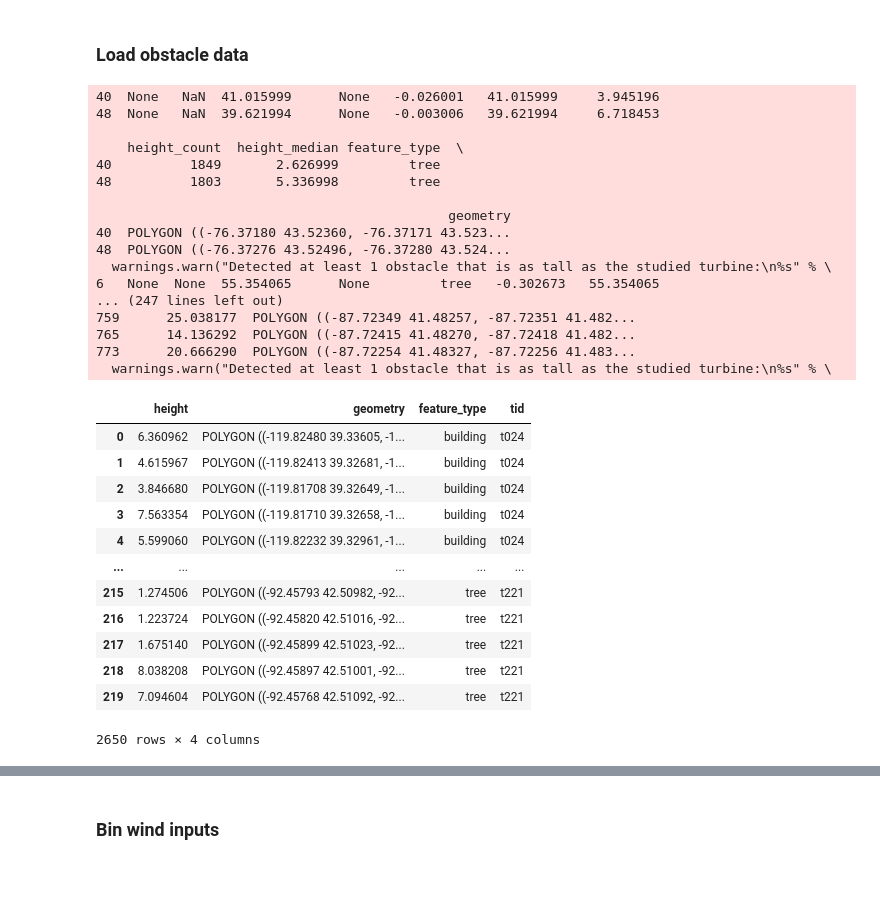
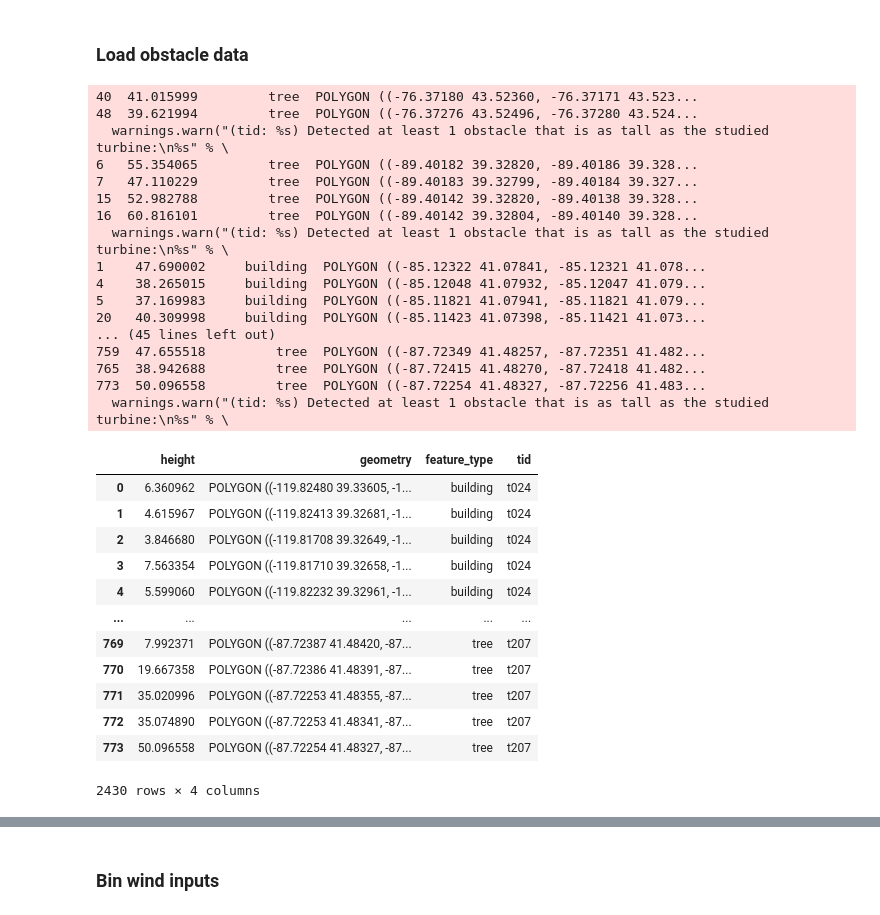
Before and after one commit to NREL/dw-tap, a Jupyter notebook: notebooks/validation/03 Run QUIC.ipynb, the cells around one changed output, grey strips where cells are left out. Cells and saved outputs as stored; diff of their text form; code cells hidden in the pictures; blank space fills up the shorter version.

Commit message:
Some resutlts for QUIC and new obstacle mode: bldgsonly_100m

```diff
--- a/notebooks/validation/03 Run QUIC.ipynb
+++ b/notebooks/validation/03 Run QUIC.ipynb
@@ -50,15 +53,20 @@ index.head()
 # Small test with several sites
 #selected = ["t133", "t135"]
 #selected = ["t133", "t140", "t170", "t183"]
+#selected = ["t221"]
 
 # Process all sites:
 selected = index["APRS ID"].tolist()
 
 # Remove 2 sites that currently don't have obstacle descriptions with the heights based on lidar data
 selected = [x for x in selected if not(x in ["t007", "t074"])]
+
+selected = [x for x in selected if not(x in ["t221"])]
+
 print(selected)
 
-wind_sources = ["wtk_bc"] #, "wtk_bc"] # ["wtk", "wtk_led_2019"] # One of: ["wtk", "wtk_led_2018", "wtk_led_2019"]
+wind_sources = ["wtk", "wtk_bc"] #"wtk_bc"] #, "wtk_bc"] # ["wtk", "wtk_led_2019"] # One of: ["wtk", "wtk_led_2018", "wtk_led_2019"]
 
-obstacle_modes = ["treesasbldgs"] #, "treesasbldgs"] #, "bldgsandtrees"] # Choices here: `bldgsonly`, `bldgsandtrees`
+# Choices here: `bldgsonly`, `treesasbldgs`, `bldgsonly_100m`, `treesasbldgs_100m`, `bldgsandtrees` (unsupported at the moment)
+obstacle_modes = ["bldgsonly_100m"]
 # %% [output]
@@ -136,57 +144,58 @@ for tid in selected:
     index_row = index[index["APRS ID"] == tid].iloc[0]
     z_turbine = index_row["Hub Height (m)"]
 
     obstacle_data_dir = "01 Bergey Turbine Data/3dbuildings_geojson"
     obstacle_data_file = "%s/%sv2.json" % (obstacle_data_dir, tid)
 
     if os.path.exists(obstacle_data_file):
         #print("BEFORE filtering (%s):" % obstacle_data_file)
         #display(gpd.read_file(obstacle_data_file))
 
-        obstacle_df = filter_obstacles(gpd.read_file(obstacle_data_file),
+        obstacle_df = filter_obstacles(tid,
+                                       gpd.read_file(obstacle_data_file),
                                        include_trees=True,
                                        turbine_height_for_checking=z_turbine)
         obstacle_df["tid"] = tid
         obstacle_inputs[tid] = obstacle_df
 
         #print("AFTER filtering (%s):" % obstacle_data_file)
         #display(obstacle_df)
     else:
         print("Can't access: %s. Skipping" % obstacle_data_file)
 
 all_obstacle_inputs = pd.concat(obstacle_inputs.values())
 display(all_obstacle_inputs)
 # %% [output]
-40  None   NaN  41.015999      None   -0.026001   41.015999     3.945196
-48  None   NaN  39.621994      None   -0.003006   39.621994     6.718453
-
-    height_count  height_median feature_type  \
-40          1849       2.626999         tree
-48          1803       5.336998         tree
-
-                                             geometry
-40  POLYGON ((-76.37180 43.52360, -76.37171 43.523...
-48  POLYGON ((-76.37276 43.52496, -76.37280 43.524...
-  warnings.warn("Detected at least 1 obstacle that is as tall as the studied turbine:\n%s" % \
-6   None  None  55.354065      None         tree   -0.302673   55.354065
-... (247 lines left out)
-759      25.038177  POLYGON ((-87.72349 41.48257, -87.72351 41.482...
-765      14.136292  POLYGON ((-87.72415 41.48270, -87.72418 41.482...
-773      20.666290  POLYGON ((-87.72254 41.48327, -87.72256 41.483...
-  warnings.warn("Detected at least 1 obstacle that is as tall as the studied turbine:\n%s" % \
+40  41.015999         tree  POLYGON ((-76.37180 43.52360, -76.37171 43.523...
+48  39.621994         tree  POLYGON ((-76.37276 43.52496, -76.37280 43.524...
+  warnings.warn("(tid: %s) Detected at least 1 obstacle that is as tall as the studied turbine:\n%s" % \
+6   55.354065         tree  POLYGON ((-89.40182 39.32820, -89.40186 39.328...
+7   47.110229         tree  POLYGON ((-89.40183 39.32799, -89.40184 39.327...
+15  52.982788         tree  POLYGON ((-89.40142 39.32820, -89.40138 39.328...
+16  60.816101         tree  POLYGON ((-89.40142 39.32804, -89.40140 39.328...
+  warnings.warn("(tid: %s) Detected at least 1 obstacle that is as tall as the studied turbine:\n%s" % \
+1    47.690002     building  POLYGON ((-85.12322 41.07841, -85.12321 41.078...
+4    38.265015     building  POLYGON ((-85.12048 41.07932, -85.12047 41.079...
+5    37.169983     building  POLYGON ((-85.11821 41.07941, -85.11821 41.079...
+20   40.309998     building  POLYGON ((-85.11423 41.07398, -85.11421 41.073...
+... (45 lines left out)
+759  47.655518         tree  POLYGON ((-87.72349 41.48257, -87.72351 41.482...
+765  38.942688         tree  POLYGON ((-87.72415 41.48270, -87.72418 41.482...
+773  50.096558         tree  POLYGON ((-87.72254 41.48327, -87.72256 41.483...
+  warnings.warn("(tid: %s) Detected at least 1 obstacle that is as tall as the studied turbine:\n%s" % \
 |  | height | geometry | feature_type | tid |
 | 0 | 6.360962 | POLYGON ((-119.82480 39.33605, -1... | building | t024 |
 | 1 | 4.615967 | POLYGON ((-119.82413 39.32681, -1... | building | t024 |
 | 2 | 3.846680 | POLYGON ((-119.81708 39.32649, -1... | building | t024 |
 | 3 | 7.563354 | POLYGON ((-119.81710 39.32658, -1... | building | t024 |
 | 4 | 5.599060 | POLYGON ((-119.82232 39.32961, -1... | building | t024 |
 | ... | ... | ... | ... | ... |
-| 215 | 1.274506 | POLYGON ((-92.45793 42.50982, -92... | tree | t221 |
-| 216 | 1.223724 | POLYGON ((-92.45820 42.51016, -92... | tree | t221 |
-| 217 | 1.675140 | POLYGON ((-92.45899 42.51023, -92... | tree | t221 |
-| 218 | 8.038208 | POLYGON ((-92.45897 42.51001, -92... | tree | t221 |
-| 219 | 7.094604 | POLYGON ((-92.45768 42.51092, -92... | tree | t221 |
+| 769 | 7.992371 | POLYGON ((-87.72387 41.48420, -87... | tree | t207 |
+| 770 | 19.667358 | POLYGON ((-87.72386 41.48391, -87... | tree | t207 |
+| 771 | 35.020996 | POLYGON ((-87.72253 41.48355, -87... | tree | t207 |
+| 772 | 35.074890 | POLYGON ((-87.72253 41.48341, -87... | tree | t207 |
+| 773 | 50.096558 | POLYGON ((-87.72254 41.48327, -87... | tree | t207 |
-2650 rows × 4 columns
+2430 rows × 4 columns
 # %%
 # Save combined and filtered obstacles dataframe into a file
 #obstacle_data_dir = "01 Bergey Turbine Data/3dbuildings_geojson"
```
Also changed, not shown: parts of 6 cells of this notebook, 18 other files.
